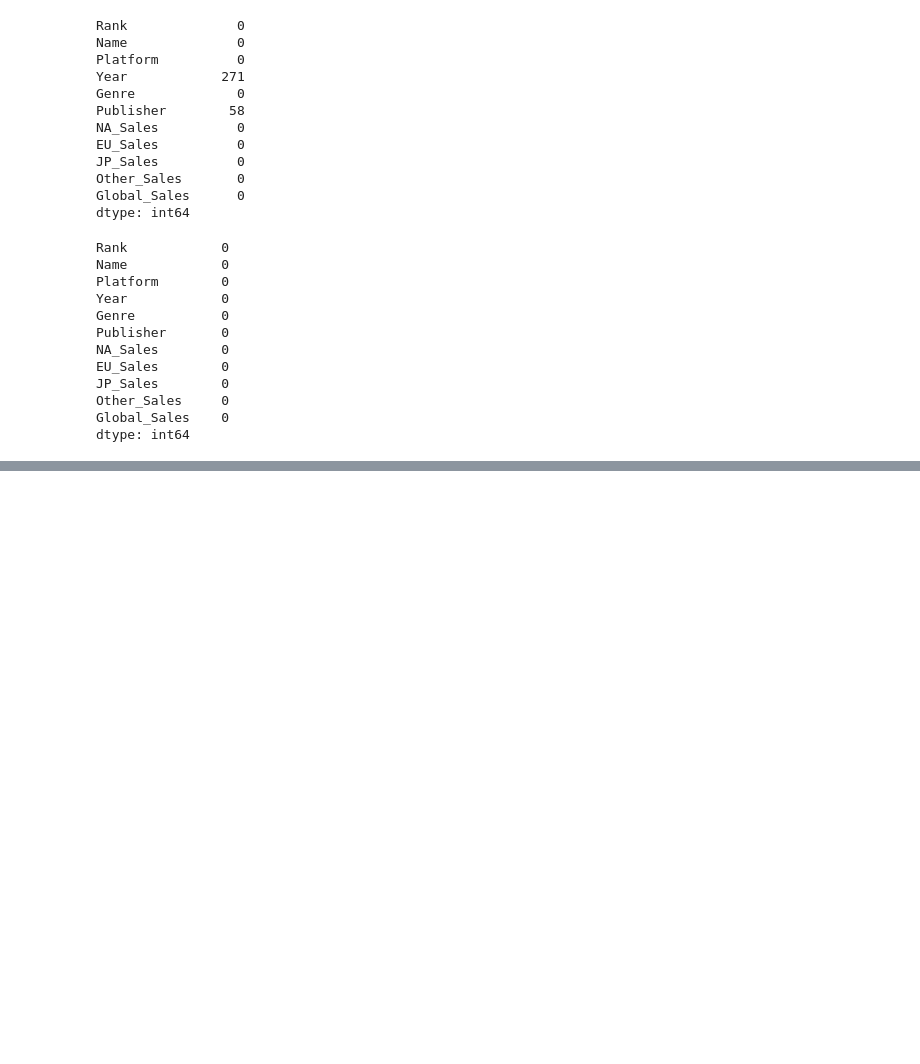
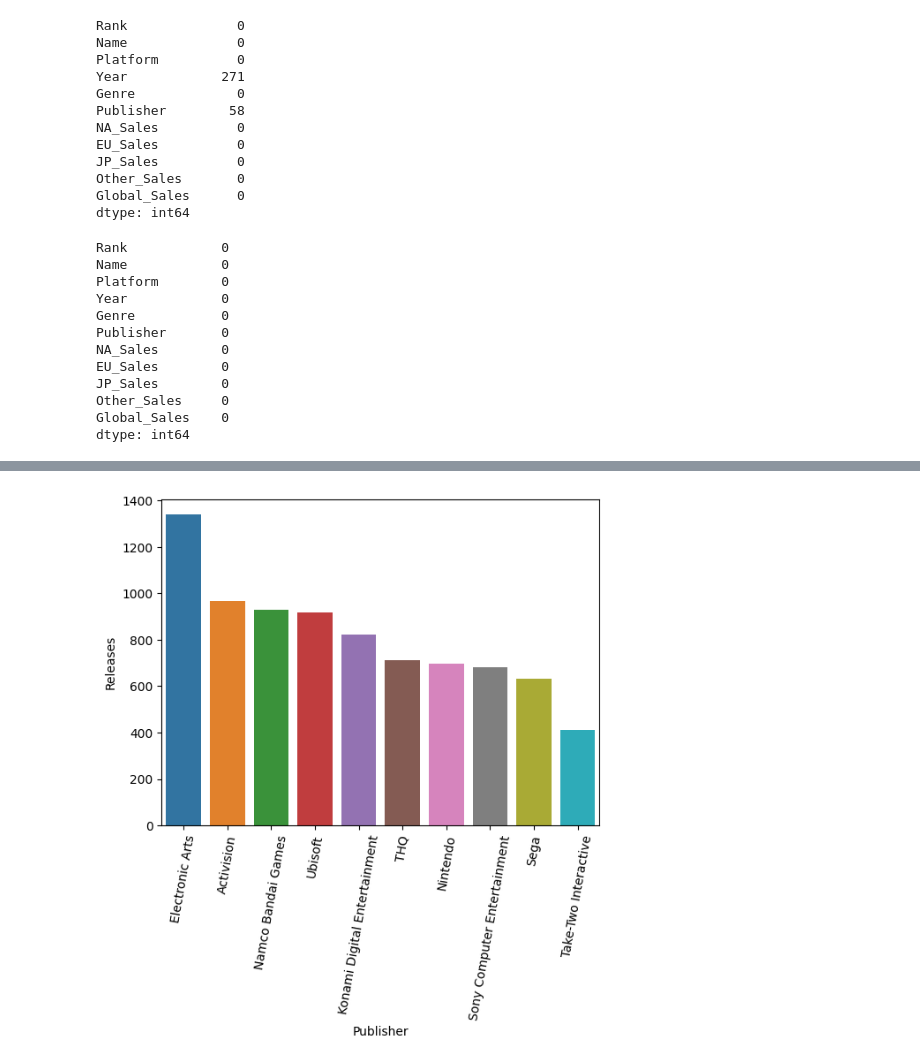
Before and after one commit to cafesmire/notebooks, a Jupyter notebook: video_game_sales/videogame_eda.ipynb, the cells around one changed output, grey strips where cells are left out. Cells and saved outputs as stored; diff of their text form; code cells hidden in the pictures; blank space fills up the shorter version.

```diff
--- a/video_game_sales/videogame_eda.ipynb
+++ b/video_game_sales/videogame_eda.ipynb
@@ -337,0 +107,7 @@ plt.show()
+# %%
+top10_publisher = df_copy['Publisher'].value_counts().head(10).reset_index(name='Releases')
+sns.barplot(top10_publisher, x='Publisher', y='Releases', hue='Publisher', legend=False)
+plt.xticks(rotation=80)
+plt.show()
+# %% [output]
+[figure, added]
```
Also changed, not shown: parts of 46 cells of this notebook.
